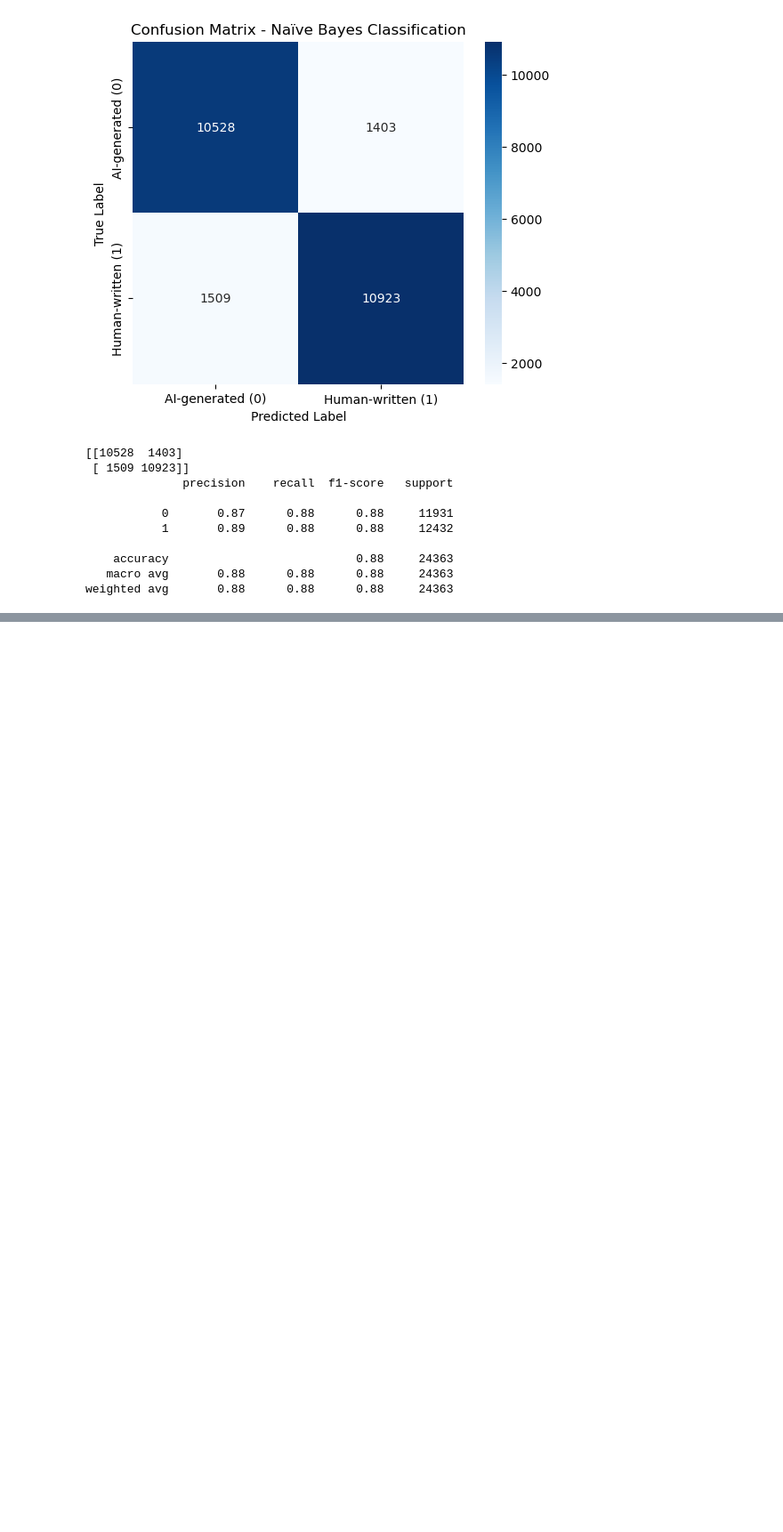
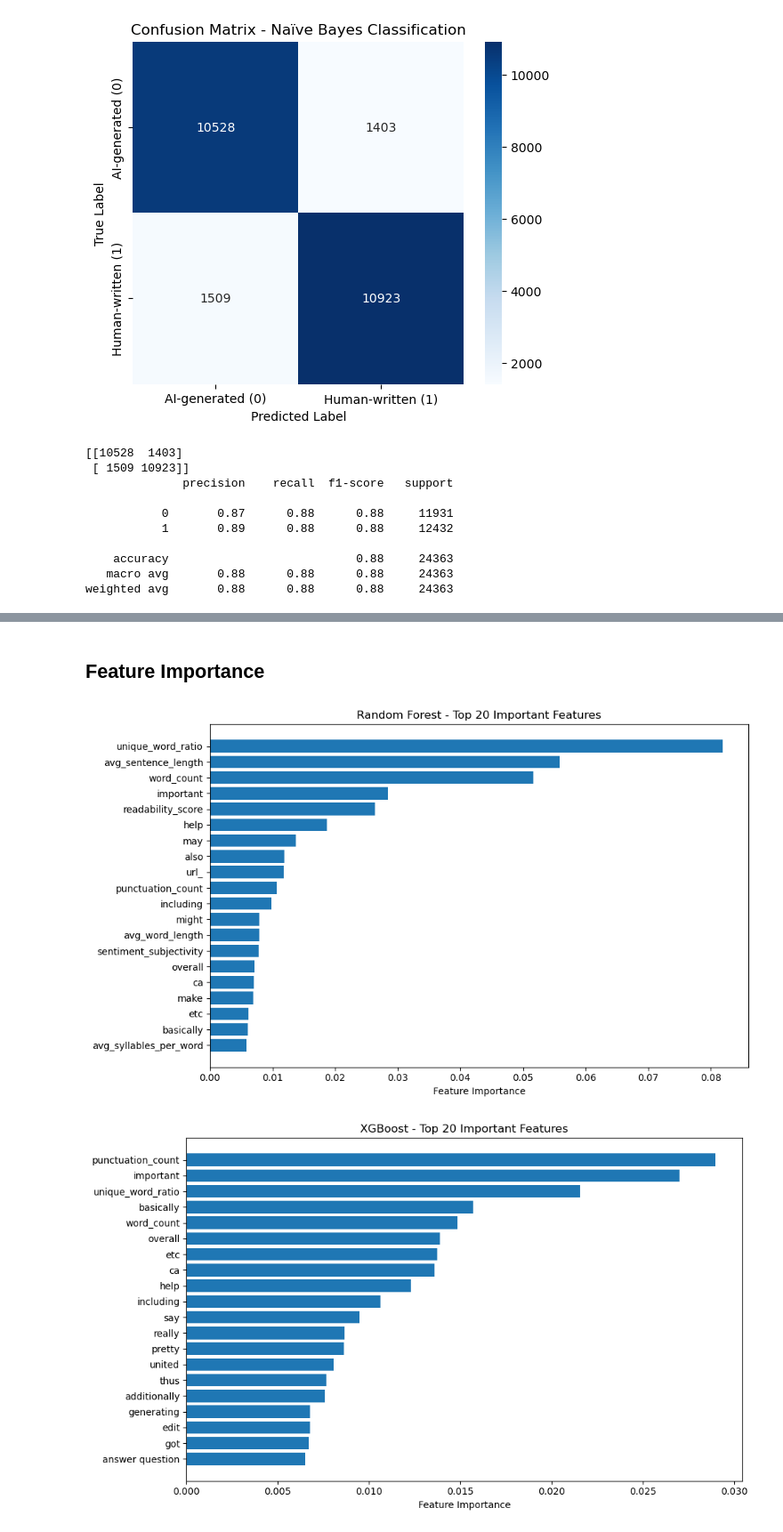
Before and after one commit to MollyMoriJing/MUGC_Detact_Reddit, a Jupyter notebook: human_vs_ai.ipynb, the cells around one changed output, grey strips where cells are left out. Shown at 89% size. Drawn from its saved outputs; the diff is of its cells as text; code cells hidden in the pictures; blank space fills up the shorter version.

```diff
--- a/human_vs_ai.ipynb
+++ b/human_vs_ai.ipynb
@@ -257,3 +257,6 @@ print(df.head)
 print(f"Total words in dataset: {df['word_count'].sum()}")
 # %% [output]
 Total words in dataset: 8954279
+# %%
+df["word_count_no_ai"] = df["cleaned_text_no_ai"].apply(lambda text: len(word_tokenize(text)))
+print(f"Total words with no ai in dataset: {df['word_count_no_ai'].sum()}")
@@ -315,0 +475,33 @@ weighted avg       0.88      0.88      0.88     24363
+# %% [markdown]
+## Feature Importance
+# %%
+# Get feature names
+tfidf_feature_names = vectorizer.get_feature_names_out()
+all_feature_names = list(tfidf_feature_names) + numeric_columns
+
+# ---- Random Forest ----
+importances_rf = rf_classifier.feature_importances_
+indices_rf = np.argsort(importances_rf)[-20:]  # Top 20 features
+
+plt.figure(figsize=(10, 6))
+plt.barh(range(len(indices_rf)), importances_rf[indices_rf])
+plt.yticks(range(len(indices_rf)), [all_feature_names[i] for i in indices_rf])
+plt.xlabel("Feature Importance")
+plt.title("Random Forest - Top 20 Important Features")
+plt.tight_layout()
+plt.show()
+
+# ---- XGBoost ----
+importances_xgb = xgb_classifier.feature_importances_
+indices_xgb = np.argsort(importances_xgb)[-20:]
+
+plt.figure(figsize=(10, 6))
+plt.barh(range(len(indices_xgb)), importances_xgb[indices_xgb])
+plt.yticks(range(len(indices_xgb)), [all_feature_names[i] for i in indices_xgb])
+plt.xlabel("Feature Importance")
+plt.title("XGBoost - Top 20 Important Features")
+plt.tight_layout()
+plt.show()
+# %% [output]
+[figure, added]
+[figure, added]
```
Also changed, not shown: parts of 15 cells of this notebook.
